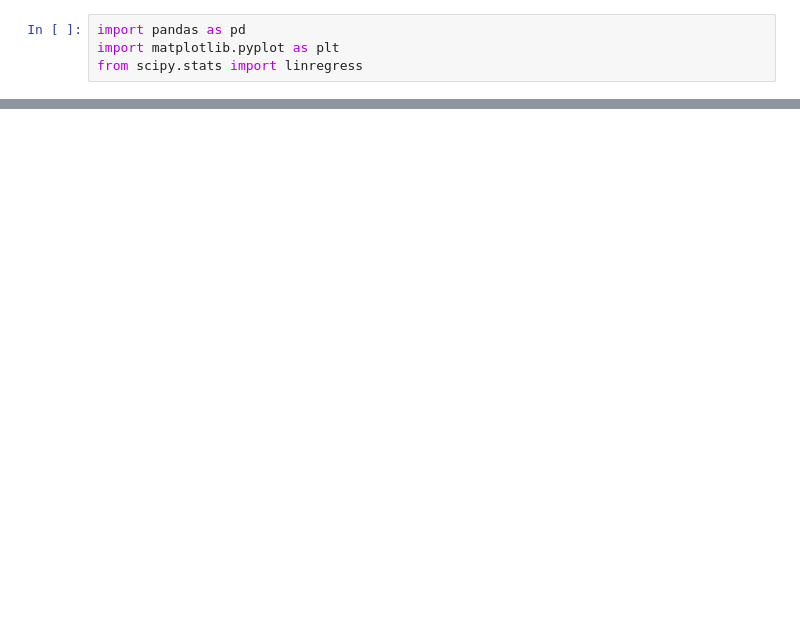
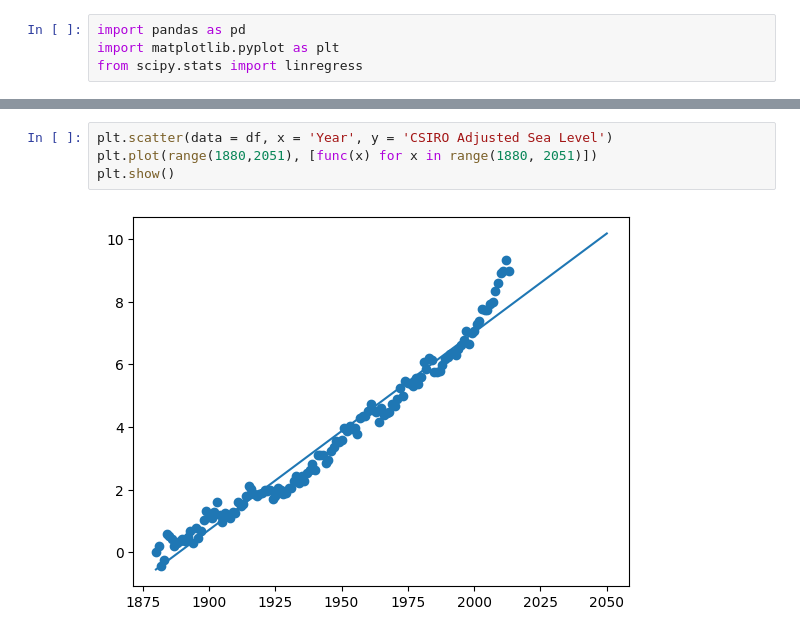
Before and after one commit to Kyo-Fox22/boilerplate-sea-level-predictor, a Jupyter notebook: test.ipynb, the cells around one changed output, grey strips where cells are left out. Drawn from its saved outputs; the diff is of its cells as text; blank space fills up the shorter version.

```diff
--- a/test.ipynb
+++ b/test.ipynb
@@ -14,0 +39,6 @@ df.head()
+# %%
+plt.scatter(data = df, x = 'Year', y = 'CSIRO Adjusted Sea Level')
+plt.plot(range(1880,2051), [func(x) for x in range(1880, 2051)])
+plt.show()
+# %% [output]
+[figure, added]
```
Also changed, not shown: parts of 8 cells of this notebook.
